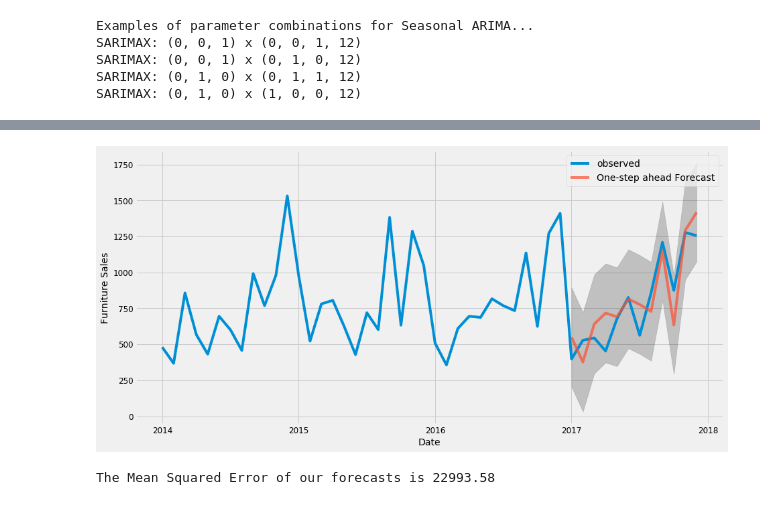
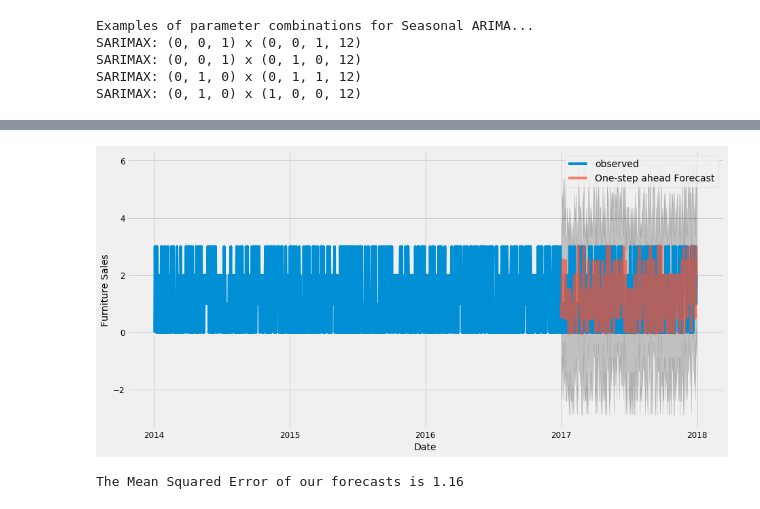
Before and after one commit to SJSU272LabF18/SmartBin, a Jupyter notebook: Arima-Prediction.ipynb, the cells around one changed output, grey strips where cells are left out. Drawn from its saved outputs; the diff is of its cells as text; code cells hidden in the pictures.

Commit message:
bettred variance low mean square 1.29

```diff
--- a/Arima-Prediction.ipynb
+++ b/Arima-Prediction.ipynb
@@ -61,3 +58,6 @@ DatetimeIndex(['2014-01-03', '2014-01-04', '2014-01-05', '2014-01-06',
                '2017-12-25', '2017-12-26', '2017-12-27', '2017-12-28',
                '2017-12-29', '2017-12-30'],
               dtype='datetime64[ns]', name='Date', length=1237, freq=None)
+# %%
+data = furniture.loc[:,['Fills']]
+data.head()
@@ -65,3 +78,5 @@ DatetimeIndex(['2014-01-03', '2014-01-04', '2014-01-05', '2014-01-06',
 #y = furniture['Fills'].resample('MS').mean()
 #y['2017':]
 #y=furniture
+daily = data['Fills'].resample('D').mean()
+daily['2014-03-10':'2014-03-20':].plot()
@@ -93,0 +86,3 @@ Freq: D, Name: Fills, Length: 364, dtype: float64
+# %%
+daily.fillna(value=0.0,inplace=True)
+daily['2017':].head()
@@ -152,5 +158,5 @@ ARIMA(1, 1, 1)x(1, 1, 0, 12)12 - AIC:297.7875439546606
 # %%
-mod = sm.tsa.statespace.SARIMAX(y,
+mod = sm.tsa.statespace.SARIMAX(daily,
                                 order=(1, 1, 1),
                                 seasonal_order=(1, 1, 0, 12),
                                 enforce_stationarity=False,
@@ -176,29 +182,29 @@ plt.show()
 # %%
-pred = results.get_prediction(start=pd.to_datetime('2017-01-01'), dynamic=False)
+pred = results.get_prediction(start=pd.to_datetime('2017'), dynamic=False)
 pred_ci = pred.conf_int()
 
-ax = y['2014':].plot(label='observed')
+ax = daily['2014':].plot(label='observed')
 pred.predicted_mean.plot(ax=ax, label='One-step ahead Forecast', alpha=.7, figsize=(14, 7))
 
 ax.fill_between(pred_ci.index,
                 pred_ci.iloc[:, 0],
                 pred_ci.iloc[:, 1], color='k', alpha=.2)
 
 ax.set_xlabel('Date')
 ax.set_ylabel('Furniture Sales')
 plt.legend()
 
 plt.show()
 # %% [output]
-[figure, old version]
+[figure, new version]
 # %%
-y_forecasted = pred.predicted_mean
-y_truth = y['2017-01-01':]
+daily_forecasted = pred.predicted_mean
+daily_truth = daily['2017-01-01':]
 
-mse = ((y_forecasted - y_truth) ** 2).mean()
+mse = ((daily_forecasted - daily_truth) ** 2).mean()
 print('The Mean Squared Error of our forecasts is {}'.format(round(mse, 2)))
 # %% [output]
-The Mean Squared Error of our forecasts is 22993.58
+The Mean Squared Error of our forecasts is 1.16
 # %%
 print('The Root Mean Squared Error of our forecasts is {}'.format(round(np.sqrt(mse), 2)))
 # %% [output]
```
Also changed, not shown: parts of 17 cells of this notebook.
